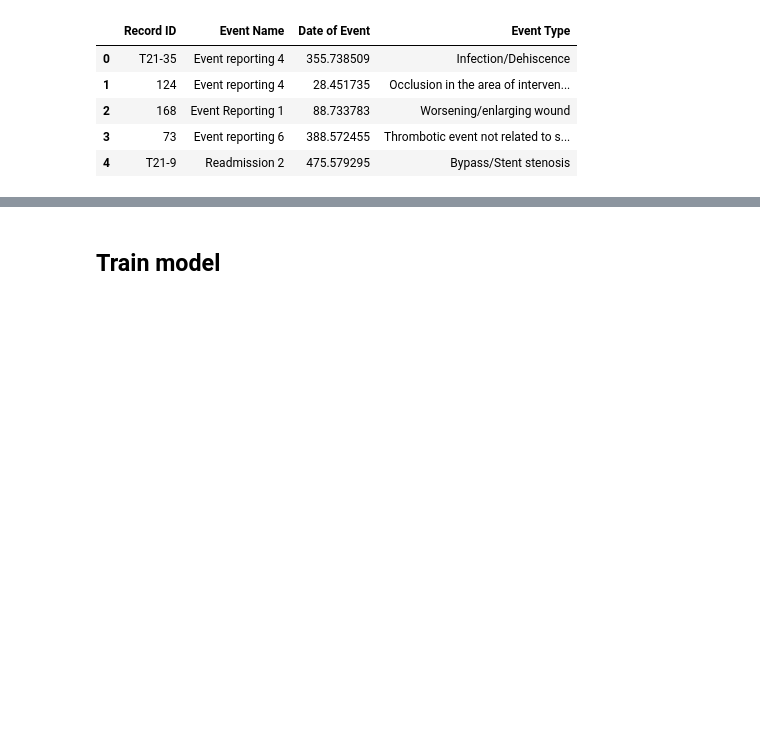
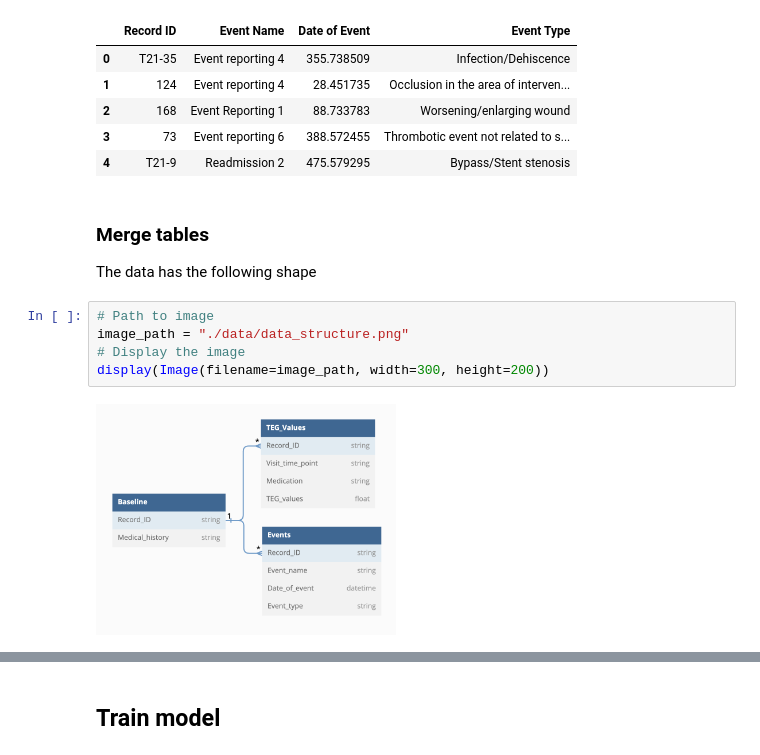
Before and after one commit to kstack21/CapstoneC2023, a Jupyter notebook: steps.ipynb, the cells around one changed output, grey strips where cells are left out. Cells and saved outputs as stored; diff of their text form; blank space fills up the shorter version.

```diff
--- a/steps.ipynb
+++ b/steps.ipynb
@@ -53,3 +56,13 @@ events_df.head()
 | 2 | 168 | Event Reporting 1 | 88.733783 | Worsening/enlarging wound |
 | 3 | 73 | Event reporting 6 | 388.572455 | Thrombotic event not related to s... |
 | 4 | T21-9 | Readmission 2 | 475.579295 | Bypass/Stent stenosis |
+# %% [markdown]
+### Merge tables
+The data has the following shape
+# %%
+# Path to image
+image_path = "./data/data_structure.png"
+# Display the image
+display(Image(filename=image_path, width=300, height=200))
+# %% [output]
+[figure, added]
```
Also changed, not shown: parts of 5 cells of this notebook, 4 other files.
